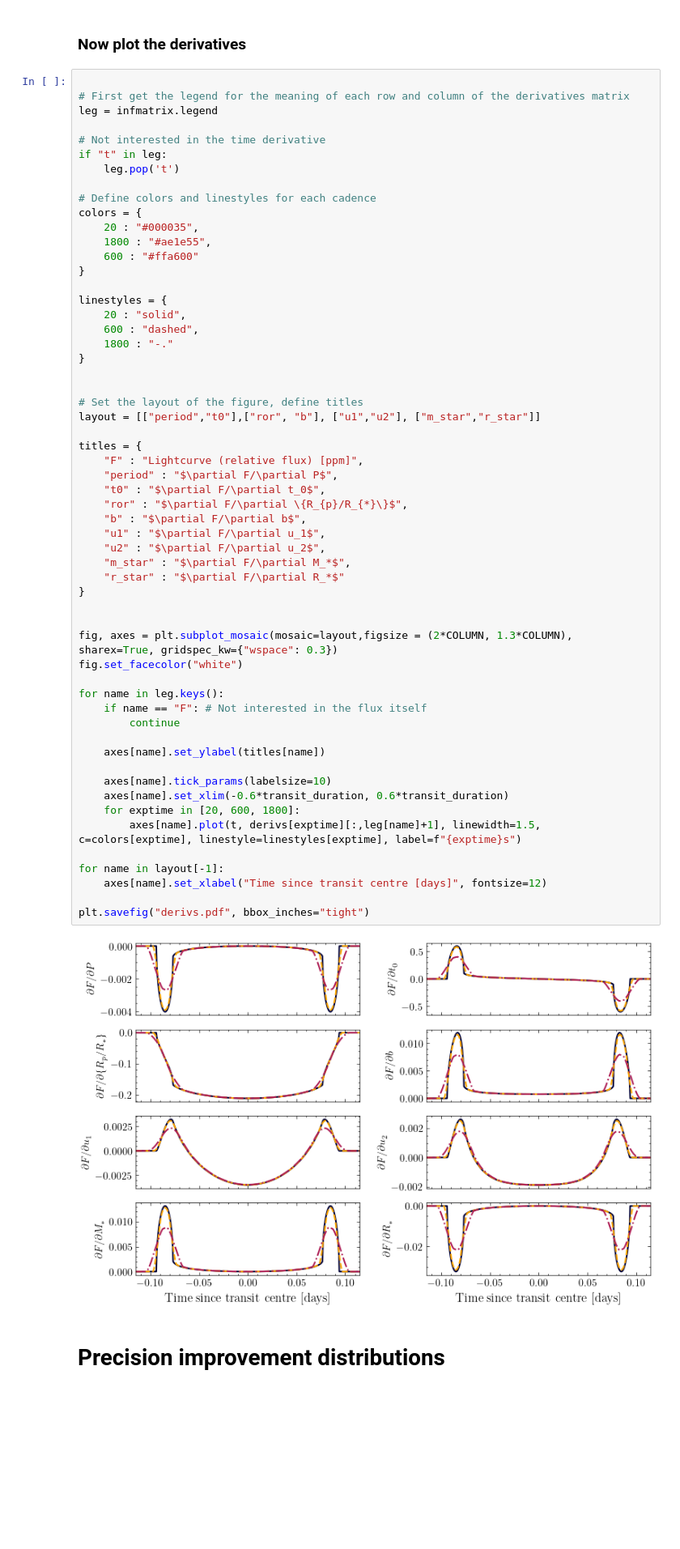
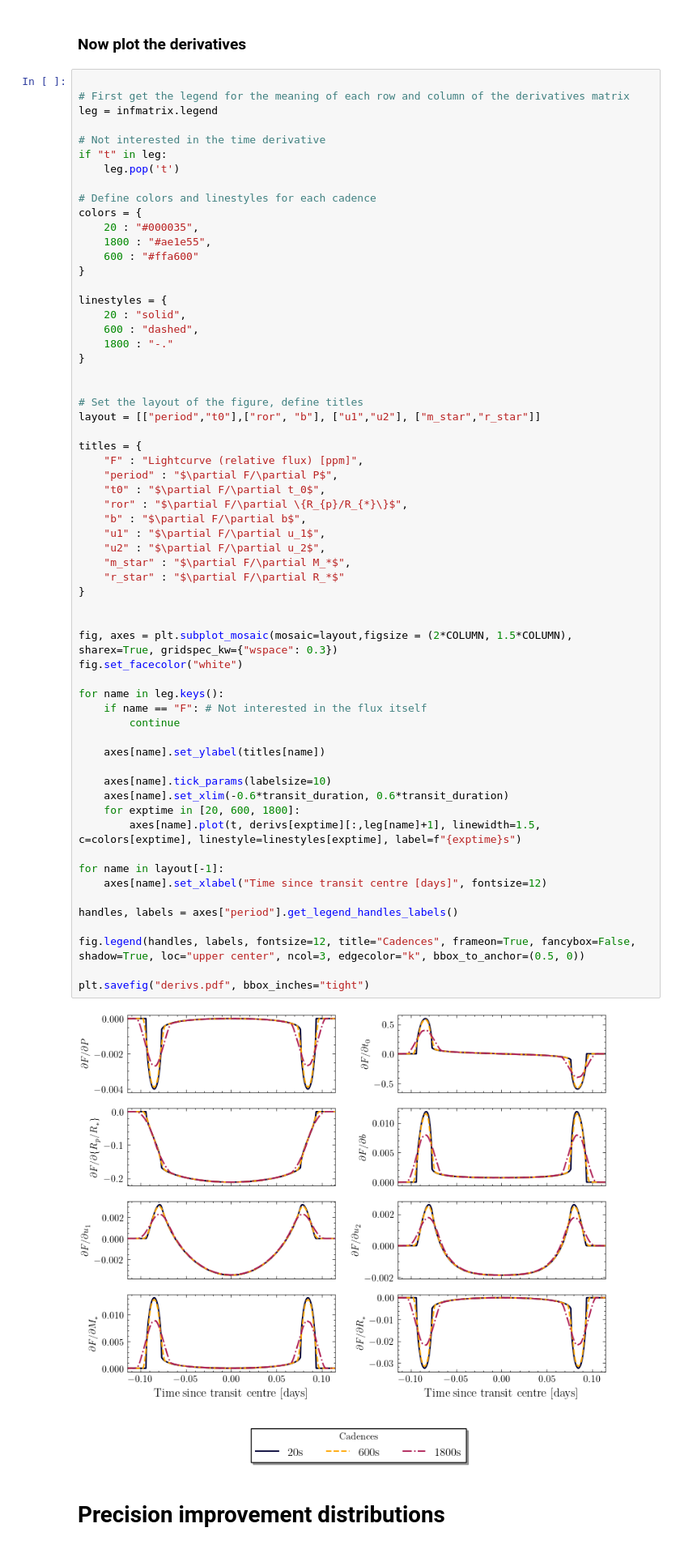
Before and after one commit to JulioHC00/PEPITA, a Jupyter notebook: notebooks/figures/plots.sync.ipynb, the cells around one changed output. Shown at 81% size. Cells and saved outputs as stored; diff of their text form; blank space fills up the shorter version.

Commit message:
Add legend to derivatives plot

```diff
--- a/notebooks/figures/plots.sync.ipynb
+++ b/notebooks/figures/plots.sync.ipynb
@@ -355,35 +355,39 @@ titles = {
     "F" : "Lightcurve (relative flux) [ppm]",
     "period" : "$\partial F/\partial P$",
     "t0" : "$\partial F/\partial t_0$",
     "ror" : "$\partial F/\partial \{R_{p}/R_{*}\}$",
     "b" : "$\partial F/\partial b$",
     "u1" : "$\partial F/\partial u_1$",
     "u2" : "$\partial F/\partial u_2$",
     "m_star" : "$\partial F/\partial M_*$",
     "r_star" : "$\partial F/\partial R_*$"
 }
 
 
-fig, axes = plt.subplot_mosaic(mosaic=layout,figsize = (2*COLUMN, 1.3*COLUMN), sharex=True, gridspec_kw={"wspace": 0.3})
+fig, axes = plt.subplot_mosaic(mosaic=layout,figsize = (2*COLUMN, 1.5*COLUMN), sharex=True, gridspec_kw={"wspace": 0.3})
 fig.set_facecolor("white")
 
 for name in leg.keys():
     if name == "F": # Not interested in the flux itself
         continue
 
     axes[name].set_ylabel(titles[name])
 
     axes[name].tick_params(labelsize=10)
     axes[name].set_xlim(-0.6*transit_duration, 0.6*transit_duration)
     for exptime in [20, 600, 1800]:
         axes[name].plot(t, derivs[exptime][:,leg[name]+1], linewidth=1.5, c=colors[exptime], linestyle=linestyles[exptime], label=f"{exptime}s")
 
 for name in layout[-1]:
     axes[name].set_xlabel("Time since transit centre [days]", fontsize=12)
 
+handles, labels = axes["period"].get_legend_handles_labels()
+
+fig.legend(handles, labels, fontsize=12, title="Cadences", frameon=True, fancybox=False, shadow=True, loc="upper center", ncol=3, edgecolor="k", bbox_to_anchor=(0.5, 0))
+
 plt.savefig("derivs.pdf", bbox_inches="tight")
 # %% [output]
-[figure, old version]
+[figure, new version]
 # %% [markdown]
 
 # Precision improvement distributions
```
Also changed, not shown: 2 other files.
